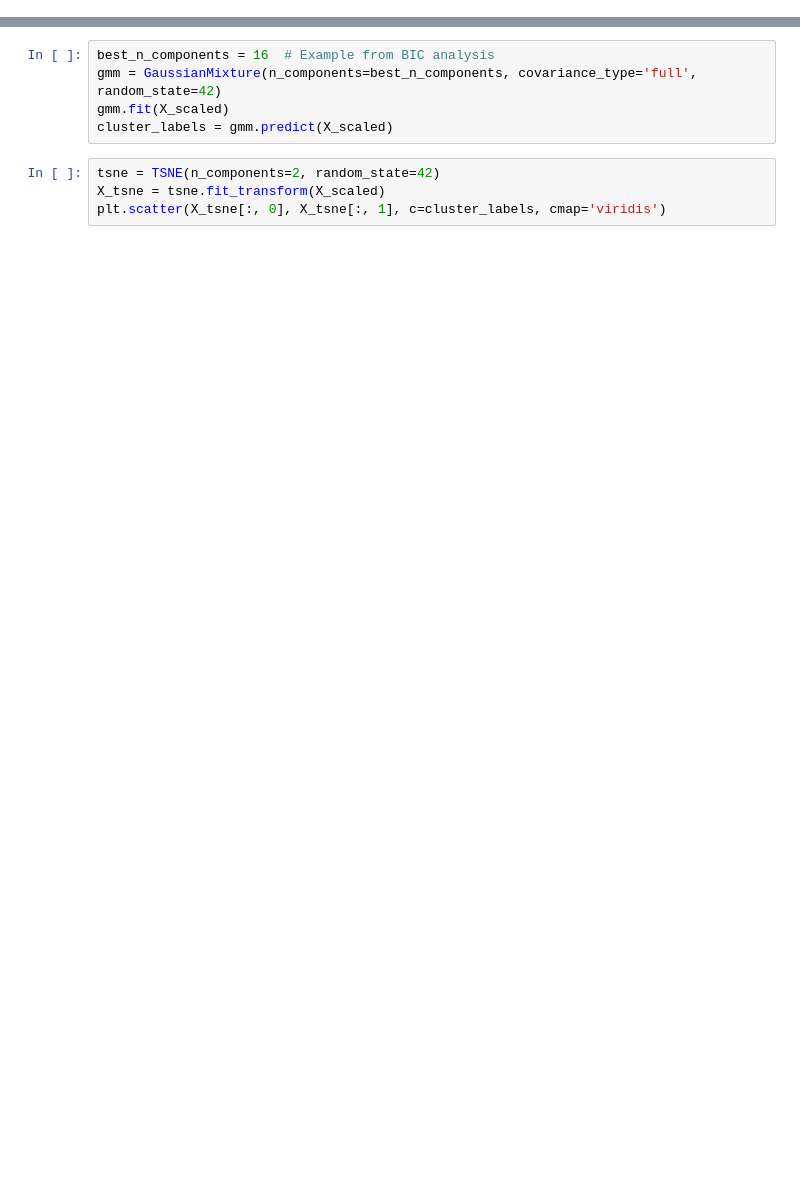
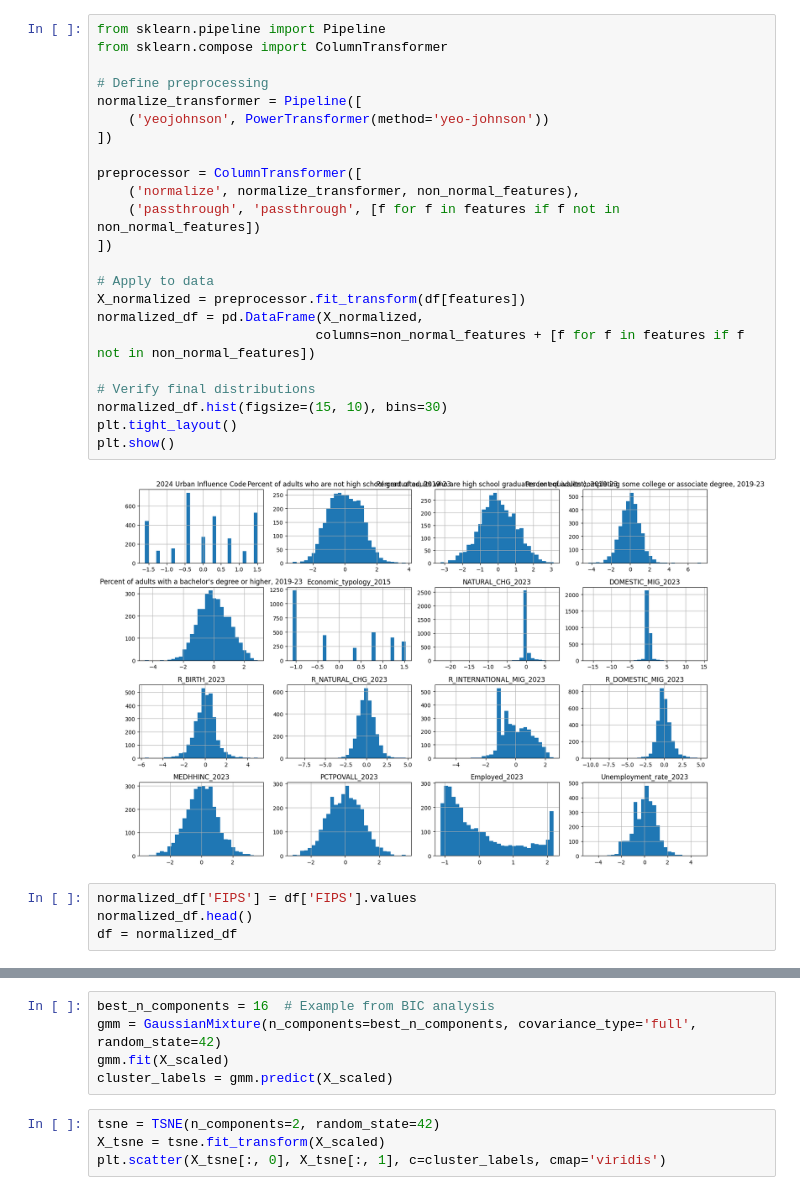
Before and after one commit to kneshio/cs441_project, a Jupyter notebook: main-wendy.ipynb, the cells around one changed output, grey strips where cells are left out. Drawn from its saved outputs; the diff is of its cells as text; blank space fills up the shorter version.

```diff
--- a/main-wendy.ipynb
+++ b/main-wendy.ipynb
@@ -27,3 +97,32 @@ X_scaled = scaler.fit_transform(X)
+# %%
+from sklearn.pipeline import Pipeline
+from sklearn.compose import ColumnTransformer
+
+# Define preprocessing
+normalize_transformer = Pipeline([
+    ('yeojohnson', PowerTransformer(method='yeo-johnson'))
+])
+
+preprocessor = ColumnTransformer([
+    ('normalize', normalize_transformer, non_normal_features),
+    ('passthrough', 'passthrough', [f for f in features if f not in non_normal_features])
+])
+
+# Apply to data
+X_normalized = preprocessor.fit_transform(df[features])
+normalized_df = pd.DataFrame(X_normalized,
+                            columns=non_normal_features + [f for f in features if f not in non_normal_features])
+
+# Verify final distributions
+normalized_df.hist(figsize=(15, 10), bins=30)
+plt.tight_layout()
+plt.show()
+# %% [output]
+[figure, added]
+# %%
+normalized_df['FIPS'] = df['FIPS'].values
+normalized_df.head()
+df = normalized_df
 # %%
 n_components_range = range(1, 25)
 bics = []
```
Also changed, not shown: parts of 33 cells of this notebook.
